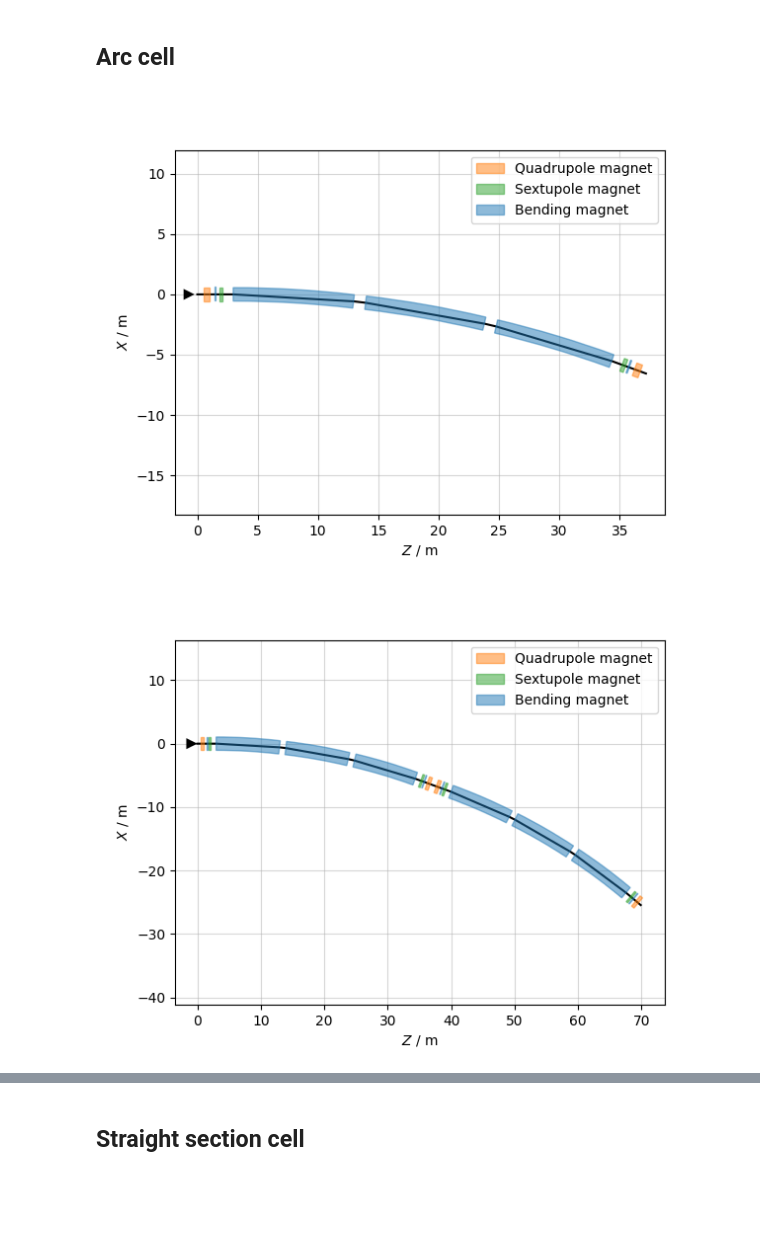
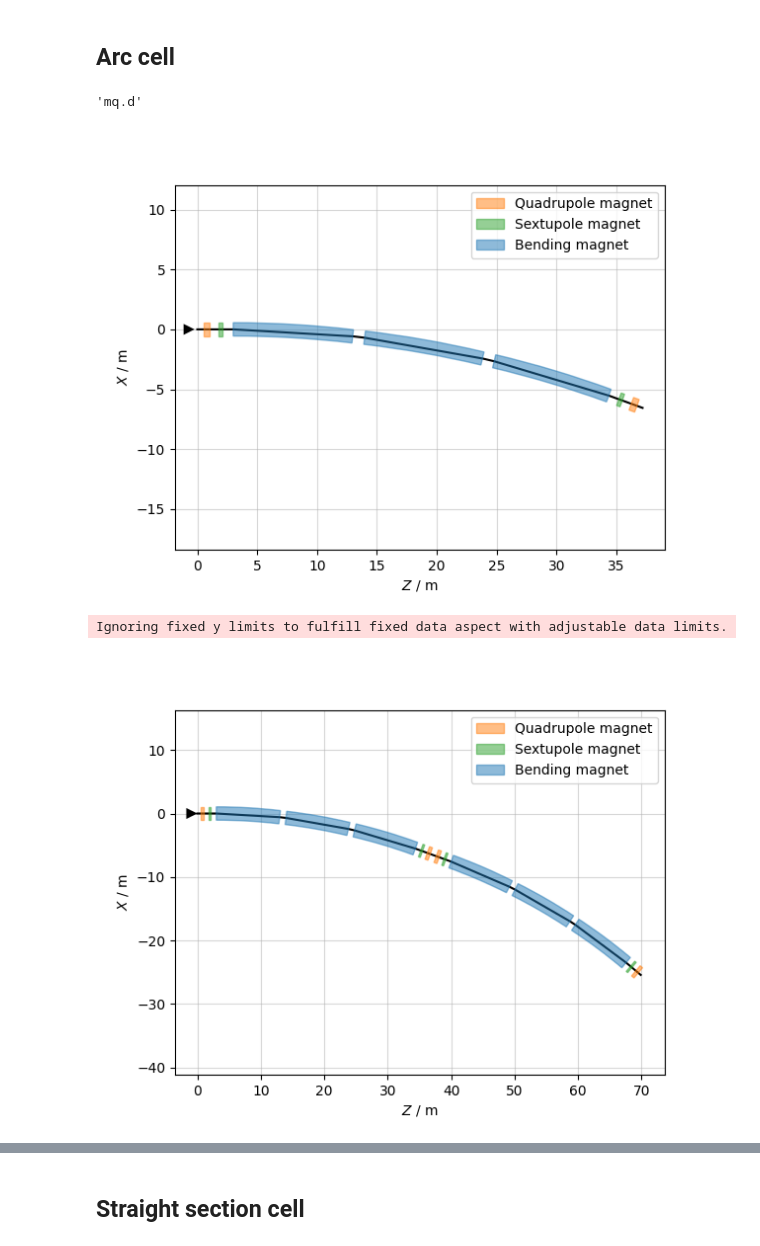
Before and after one commit to xsuite/tutorial_lattice_design, a Jupyter notebook: notebook_00_ring.ipynb, the cells around one changed output, grey strips where cells are left out. Cells and saved outputs as stored; diff of their text form; code cells hidden in the pictures; blank space fills up the shorter version.

```diff
--- a/notebook_00_ring.ipynb
+++ b/notebook_00_ring.ipynb
@@ -7,7 +7,7 @@ import numpy as np
 import matplotlib.pyplot as plt
 # %%
 env = xt.Environment()
-env.particle_ref = xt.Particles(p0c=2e9)
+env.set_particle_ref('proton', p0c=2e9)
 # %% [markdown]
 ### Number of bends
 # %%
@@ -36,7 +36,7 @@ env.vars({
 })
 # %%
 # Basic magnet types
-env.new('mb', xt.Bend, length='l.mb', k0='k0.mb', h='k0.mb')
+env.new('mb', xt.Bend, length='l.mb', angle='angle.mb')
 env.new('mq', xt.Quadrupole, length='l.mq')
 env.new('ms', xt.Sextupole, length='l.ms')
 env.new('corrector', xt.Multipole, knl=[0], ksl=[0])
@@ -44,10 +44,8 @@ env.new('corrector', xt.Multipole, knl=[0], ksl=[0])
 # Arc quadrupoles
 env.new('mq.f', 'mq', k1='kqf')
 env.new('mq.d', 'mq', k1='kqd')
-
-# Arc sextupoles
-env.new('ms.d', 'ms', k2='k2sf')
-env.new('ms.f', 'ms', k2='k2sd');
+# %% [output]
+'mq.d'
 # %%
 halfcell = env.new_line(components=[
     # End of the half cell (will be mid of the cell)
@@ -67,20 +65,25 @@ halfcell = env.new_line(components=[
     env.new('corrector.h', 'corrector', at=-0.75, from_='mq.f')
 ])
 # %%
+plt.figure()
 halfcell.survey().plot()
+plt.show()
 # %% [output]
-[figure, old version]
+[figure, new version]
 # %%
 # Build full fodo cell
-
 cell = env.new_line(components=[
     env.new('start', xt.Marker),
     -halfcell,
     halfcell,
     env.new('end', xt.Marker),
 ])
+
+plt.figure()
 cell.survey().plot()
+plt.show()
 # %% [output]
+Ignoring fixed y limits to fulfill fixed data aspect with adjustable data limits.
 [figure]
 # %%
 # Twiss cell
```
Also changed, not shown: parts of 22 cells of this notebook.
